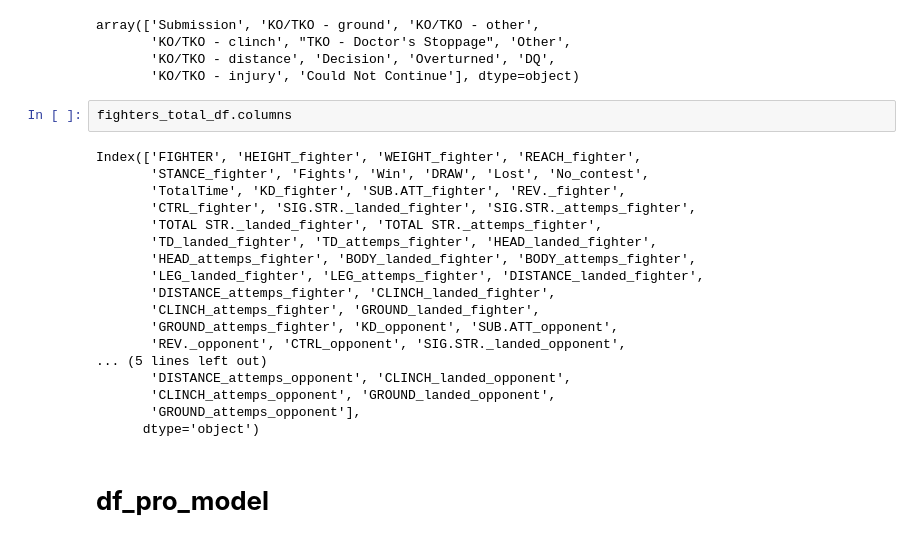
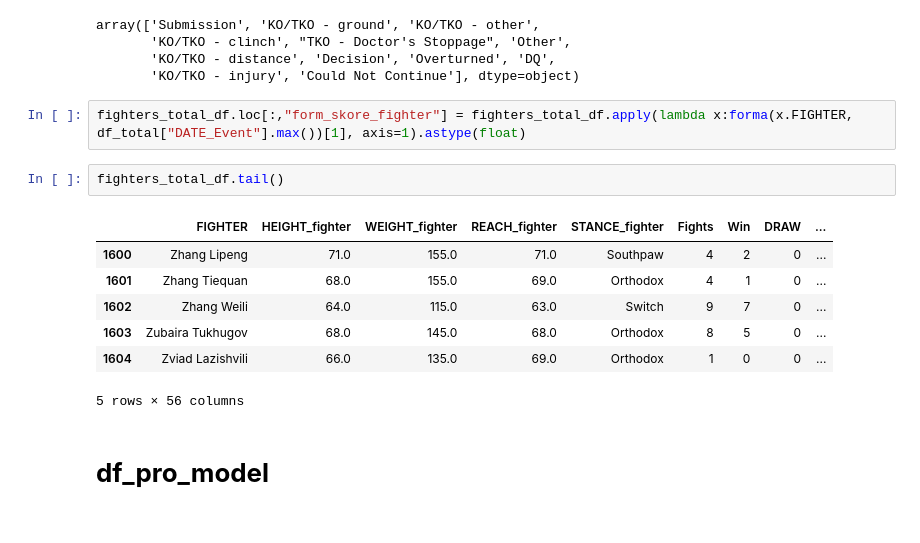
Before and after one commit to Mirda81/UFC-predictor-app, a Jupyter notebook: UFC_data.ipynb, the cells around one changed output. Cells and saved outputs as stored; diff of their text form.

```diff
--- a/UFC_data.ipynb
+++ b/UFC_data.ipynb
@@ -1255,26 +1255,18 @@ array(['Submission', 'KO/TKO - ground', 'KO/TKO - other',
        'KO/TKO - clinch', "TKO - Doctor's Stoppage", 'Other',
        'KO/TKO - distance', 'Decision', 'Overturned', 'DQ',
        'KO/TKO - injury', 'Could Not Continue'], dtype=object)
+# %%
+fighters_total_df.loc[:,"form_skore_fighter"] = fighters_total_df.apply(lambda x:forma(x.FIGHTER, df_total["DATE_Event"].max())[1], axis=1).astype(float)
 # %%
-fighters_total_df.columns
+fighters_total_df.tail()
 # %% [output]
+|  | FIGHTER | HEIGHT_fighter | WEIGHT_fighter | REACH_fighter | STANCE_fighter | Fights | Win | DRAW | ... |
+| 1600 | Zhang Lipeng | 71.0 | 155.0 | 71.0 | Southpaw | 4 | 2 | 0 | ... |
+| 1601 | Zhang Tiequan | 68.0 | 155.0 | 69.0 | Orthodox | 4 | 1 | 0 | ... |
+| 1602 | Zhang Weili | 64.0 | 115.0 | 63.0 | Switch | 9 | 7 | 0 | ... |
+| 1603 | Zubaira Tukhugov | 68.0 | 145.0 | 68.0 | Orthodox | 8 | 5 | 0 | ... |
+| 1604 | Zviad Lazishvili | 66.0 | 135.0 | 69.0 | Orthodox | 1 | 0 | 0 | ... |
-Index(['FIGHTER', 'HEIGHT_fighter', 'WEIGHT_fighter', 'REACH_fighter',
-       'STANCE_fighter', 'Fights', 'Win', 'DRAW', 'Lost', 'No_contest',
-       'TotalTime', 'KD_fighter', 'SUB.ATT_fighter', 'REV._fighter',
-       'CTRL_fighter', 'SIG.STR._landed_fighter', 'SIG.STR._attemps_fighter',
-       'TOTAL STR._landed_fighter', 'TOTAL STR._attemps_fighter',
-       'TD_landed_fighter', 'TD_attemps_fighter', 'HEAD_landed_fighter',
-       'HEAD_attemps_fighter', 'BODY_landed_fighter', 'BODY_attemps_fighter',
-       'LEG_landed_fighter', 'LEG_attemps_fighter', 'DISTANCE_landed_fighter',
-       'DISTANCE_attemps_fighter', 'CLINCH_landed_fighter',
-       'CLINCH_attemps_fighter', 'GROUND_landed_fighter',
-       'GROUND_attemps_fighter', 'KD_opponent', 'SUB.ATT_opponent',
-       'REV._opponent', 'CTRL_opponent', 'SIG.STR._landed_opponent',
-... (5 lines left out)
-       'DISTANCE_attemps_opponent', 'CLINCH_landed_opponent',
-       'CLINCH_attemps_opponent', 'GROUND_landed_opponent',
-       'GROUND_attemps_opponent'],
-      dtype='object')
+5 rows × 56 columns
 # %% [markdown]
 # **df_pro_model**
 # %%
```
Also changed, not shown: parts of 4 cells of this notebook, 7 other files.
